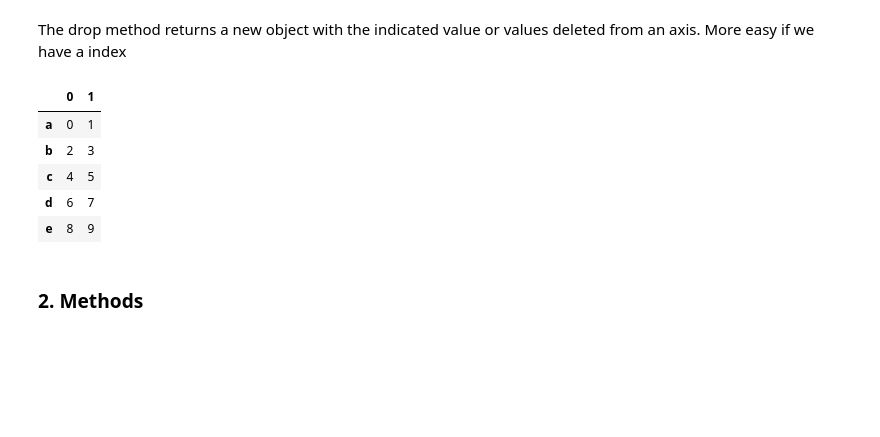
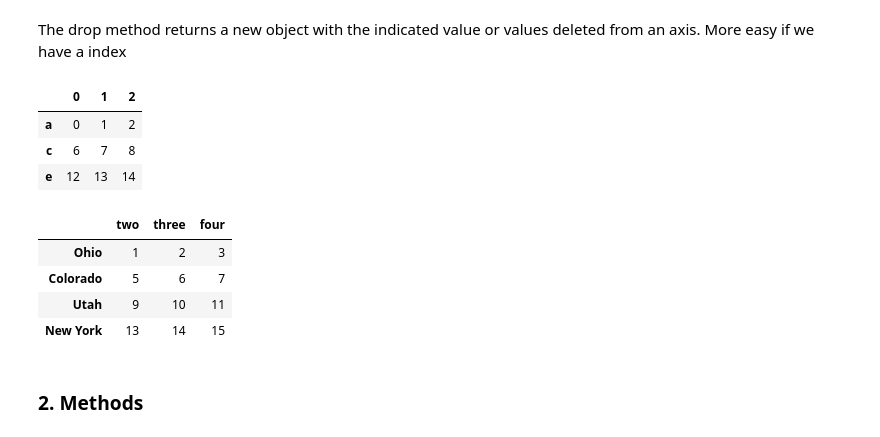
Before and after one commit to cgcb-01/Python-and-data-science-notes, a Jupyter notebook: Data Handling/pandasNotes.ipynb, the cells around one changed output. Cells and saved outputs as stored; diff of their text form; code cells hidden in the pictures; blank space fills up the shorter version.

```diff
--- a/Data Handling/pandasNotes.ipynb
+++ b/Data Handling/pandasNotes.ipynb
@@ -157,15 +157,31 @@ The drop method returns a new object with the indicated value or values deleted
 # %%
 import pandas as pd
 import numpy as np
-obj=pd.DataFrame(np.arange(10).reshape(5,2),index=['a','b','c','d','e'])
+obj=pd.DataFrame(np.arange(15).reshape(5,3),index=['a','b','c','d','e'])
 obj
+obj.drop(['b','d'])
 # %% [output]
-|  | 0 | 1 |
-| a | 0 | 1 |
-| b | 2 | 3 |
-| c | 4 | 5 |
-| d | 6 | 7 |
-| e | 8 | 9 |
+|  | 0 | 1 | 2 |
+| a | 0 | 1 | 2 |
+| c | 6 | 7 | 8 |
+| e | 12 | 13 | 14 |
+# %%
+data = pd.DataFrame(np.arange(16).reshape((4, 4)),
+ index=['Ohio', 'Colorado', 'Utah', 'New York'],
+ columns=['one', 'two', 'three', 'four'])
+# we can drop values from columns by passing axis=1 or axis='columns'
+data.drop(['two', 'four'], axis='columns')
+data.drop('Colorado')
+# also we can manipulate in-place witout returning a new object by inplace = True
+
+data.drop('one', axis=1, inplace=True)
+data
+# %% [output]
+|  | two | three | four |
+| Ohio | 1 | 2 | 3 |
+| Colorado | 5 | 6 | 7 |
+| Utah | 9 | 10 | 11 |
+| New York | 13 | 14 | 15 |
 # %% [markdown]
 ### 2. Methods
 # %%
```
Also changed, not shown: parts of 16 cells of this notebook, 1 other file.
